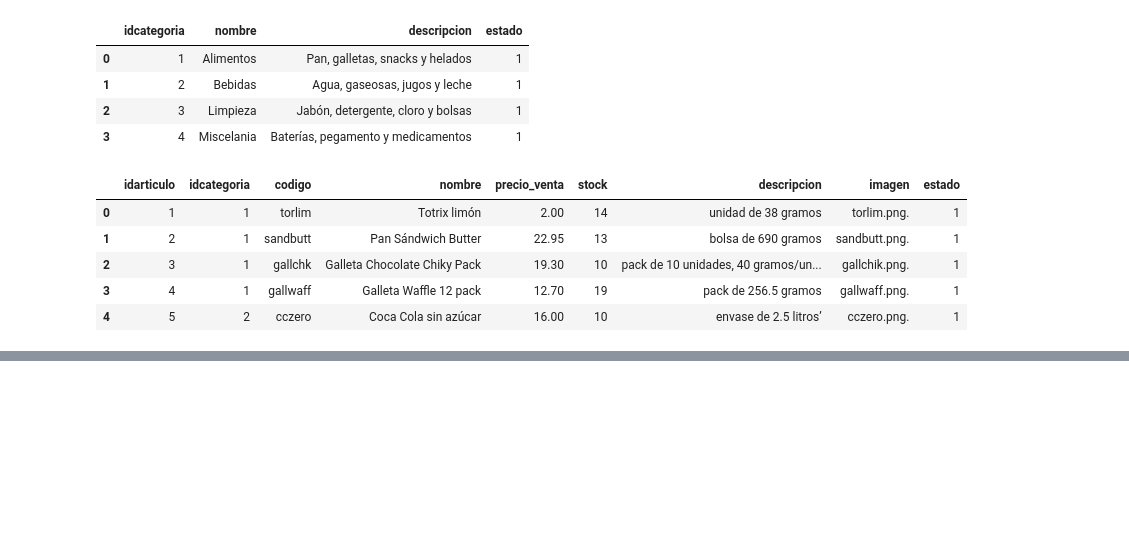
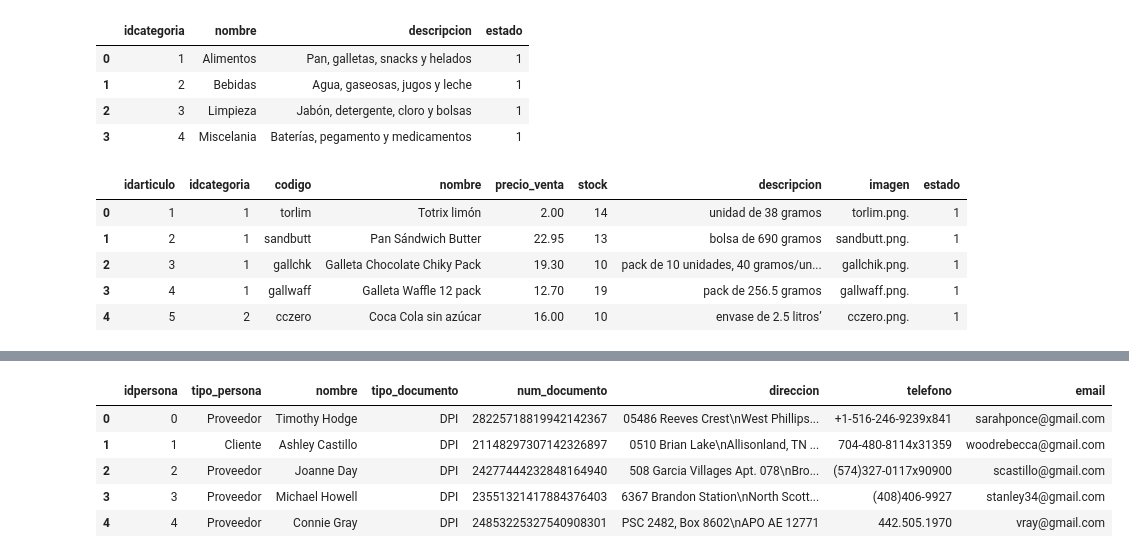
Before and after one commit to 13001893/cdp_proyecto_2, a Jupyter notebook: cdp_proyecto_2.ipynb, the cells around one changed output, grey strips where cells are left out. Saved outputs shown, nothing was run; the diff lists cells and outputs as text; code cells hidden in the pictures; blank space fills up the shorter version.

```diff
--- a/cdp_proyecto_2.ipynb
+++ b/cdp_proyecto_2.ipynb
@@ -380,0 +381,13 @@ dim_producto
+# %%
+# Dimensión persona
+sql_query = 'SELECT * FROM persona;'
+df_persona = pd.read_sql(sql_query, driver)
+dim_persona = df_persona.copy()
+df_persona.head()
+# %% [output]
+|  | idpersona | tipo_persona | nombre | tipo_documento | num_documento | direccion | telefono | email |
+| 0 | 0 | Proveedor | Timothy Hodge | DPI | 28225718819942142367 | 05486 Reeves Crest\nWest Phillips... | +1-516-246-9239x841 | sarahponce@gmail.com |
+| 1 | 1 | Cliente | Ashley Castillo | DPI | 21148297307142326897 | 0510 Brian Lake\nAllisonland, TN ... | 704-480-8114x31359 | woodrebecca@gmail.com |
+| 2 | 2 | Proveedor | Joanne Day | DPI | 24277444232848164940 | 508 Garcia Villages Apt. 078\nBro... | (574)327-0117x90900 | scastillo@gmail.com |
+| 3 | 3 | Proveedor | Michael Howell | DPI | 23551321417884376403 | 6367 Brandon Station\nNorth Scott... | (408)406-9927 | stanley34@gmail.com |
+| 4 | 4 | Proveedor | Connie Gray | DPI | 24853225327540908301 | PSC 2482, Box 8602\nAPO AE 12771 | 442.505.1970 | vray@gmail.com |
```
Also changed, not shown: parts of 22 cells of this notebook, 1 other file.
